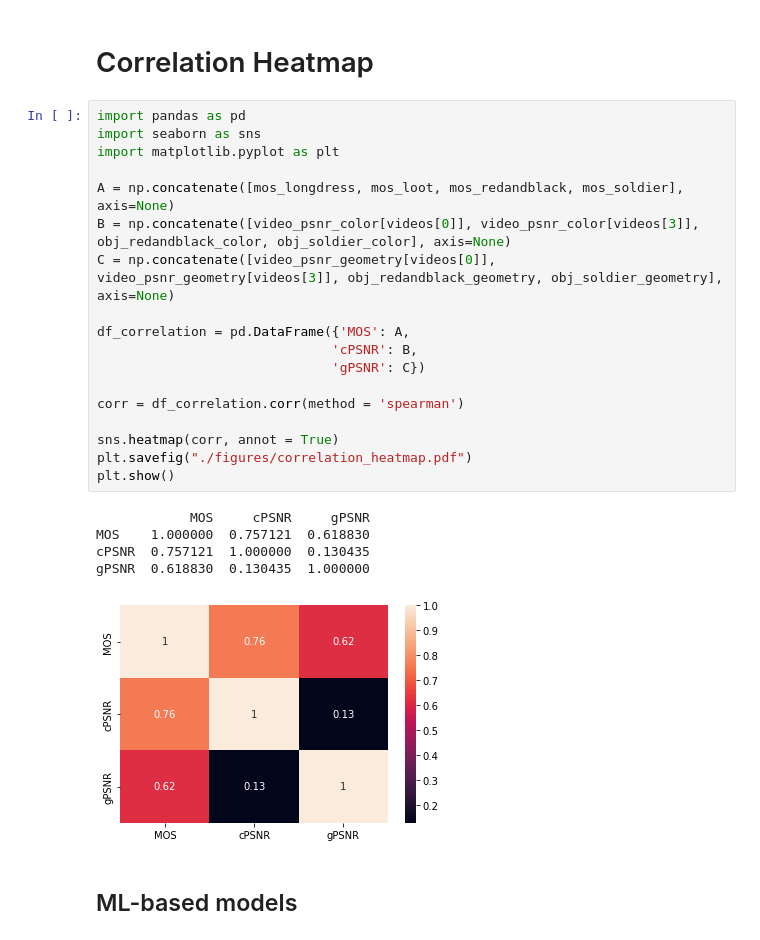
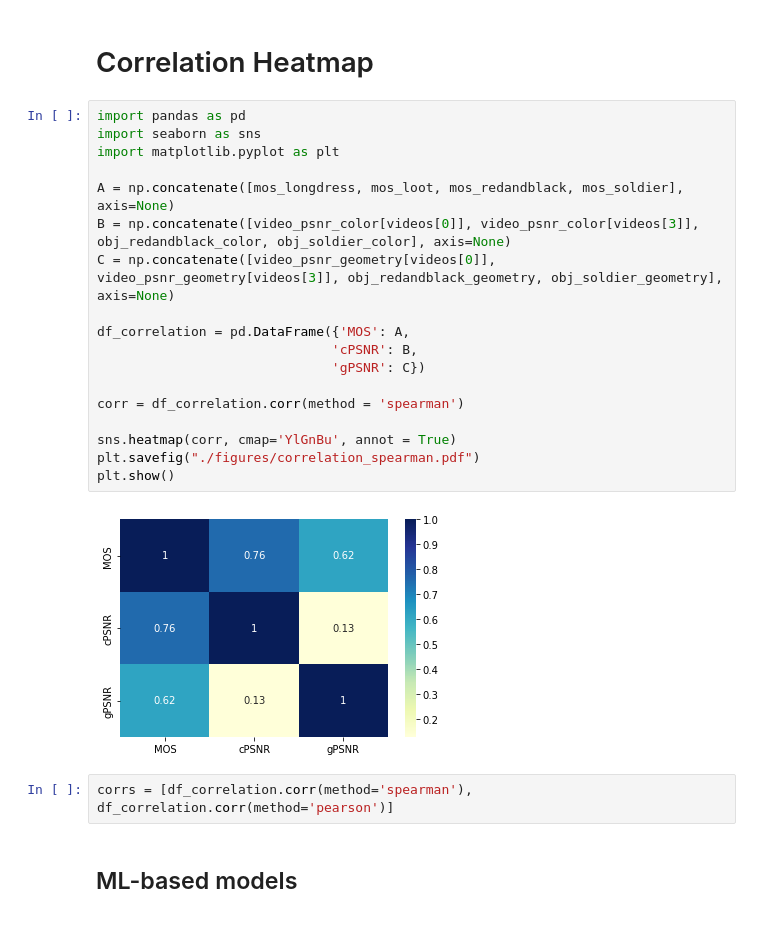
Before and after one commit to minhkstn/PointCloudQoEModels, a Jupyter notebook: point_cloud_qoe_models.ipynb, the cells around one changed output. Cells and saved outputs as stored; diff of their text form.

```diff
--- a/point_cloud_qoe_models.ipynb
+++ b/point_cloud_qoe_models.ipynb
@@ -226,27 +226,25 @@ linePlot(x, y, "./figures", "PSNR_geometry_all",["LongDress", "Loot", "RedAndBla
 # %%
 import pandas as pd
 import seaborn as sns
 import matplotlib.pyplot as plt
 
 A = np.concatenate([mos_longdress, mos_loot, mos_redandblack, mos_soldier], axis=None)
 B = np.concatenate([video_psnr_color[videos[0]], video_psnr_color[videos[3]], obj_redandblack_color, obj_soldier_color], axis=None)
 C = np.concatenate([video_psnr_geometry[videos[0]], video_psnr_geometry[videos[3]], obj_redandblack_geometry, obj_soldier_geometry], axis=None)
 
 df_correlation = pd.DataFrame({'MOS': A,
                               'cPSNR': B,
                               'gPSNR': C})
 
 corr = df_correlation.corr(method = 'spearman')
 
-sns.heatmap(corr, annot = True)
-plt.savefig("./figures/correlation_heatmap.pdf")
+sns.heatmap(corr, cmap='YlGnBu', annot = True)
+plt.savefig("./figures/correlation_spearman.pdf")
 plt.show()
 # %% [output]
-            MOS     cPSNR     gPSNR
-MOS    1.000000  0.757121  0.618830
-cPSNR  0.757121  1.000000  0.130435
-gPSNR  0.618830  0.130435  1.000000
-[figure, old version]
+[figure, new version]
+# %%
+corrs = [df_correlation.corr(method='spearman'), df_correlation.corr(method='pearson')]
 # %% [markdown]
 ## ML-based models
 # %% [markdown]
```
Also changed, not shown: 1 other file.
